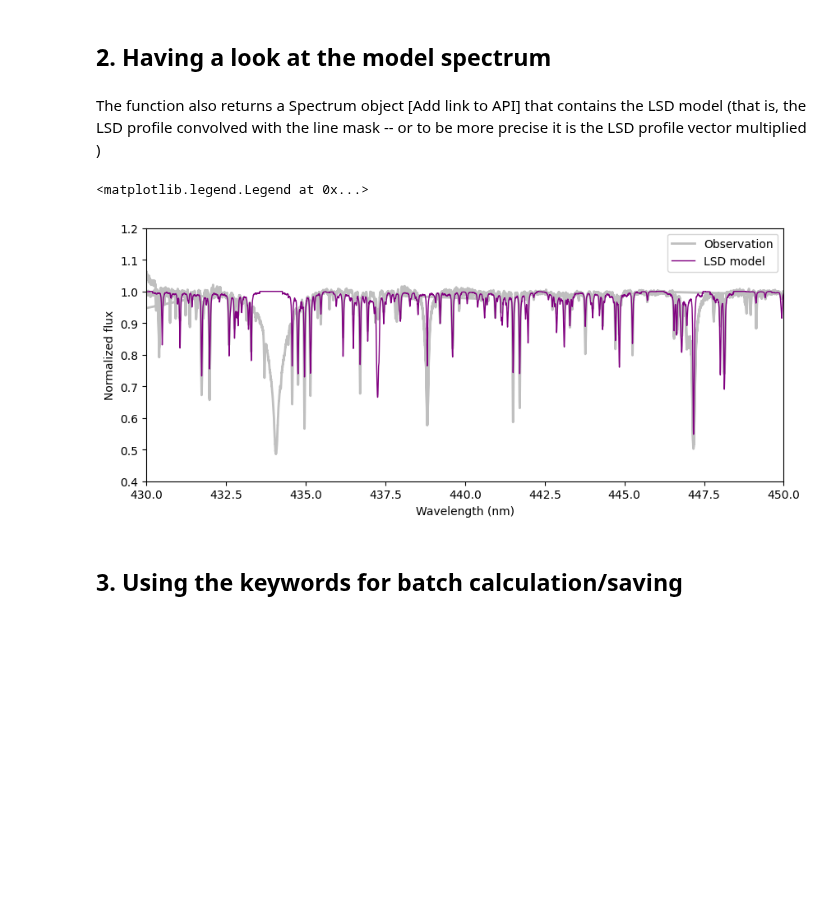
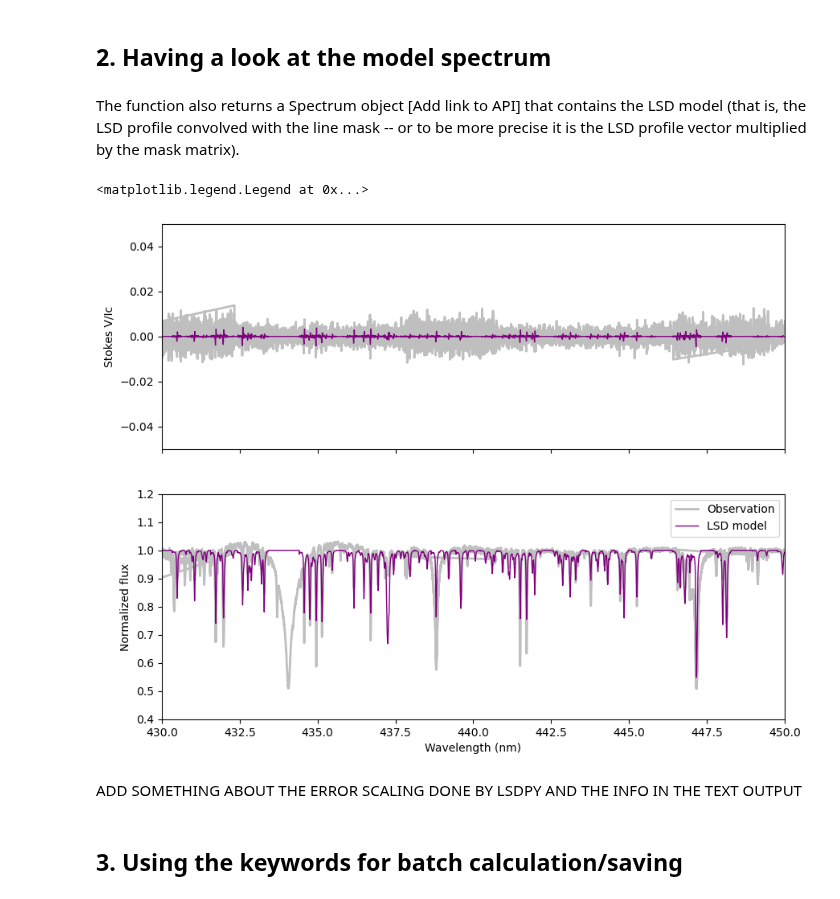
Before and after one commit to folsomcp/specpolFlow, a Jupyter notebook: docs-jb/Tutorials/11-HowToLSD_Tutorial.ipynb, the cells around one changed output. Cells and saved outputs as stored; diff of their text form; code cells hidden in the pictures; blank space fills up the shorter version.

```diff
--- a/docs-jb/Tutorials/11-HowToLSD_Tutorial.ipynb
+++ b/docs-jb/Tutorials/11-HowToLSD_Tutorial.ipynb
@@ -41,8 +41,8 @@ and also the following tutorials
 # %% [markdown]
 In the cell below, we set some variable with the path/name of the observation file and the mask file
 # %%
-mask_file = './HowToLSD_tutorialfiles/hd46328_test_1.s.norm'
-obs_file = './HowToLSD_tutorialfiles/hd46328_test_1.s'
+mask_file = 'HowToLSD_tutorialfiles/hd46328_test_depth0.02_clean.mask'
+obs_file  = 'HowToLSD_tutorialfiles/hd46328_test_1.s.norm'
 # %% [markdown]
 ## 1. Calculating a LSD profile "on-the-fly"
 # %% [markdown]
@@ -108,2 +132,6 @@ lsd.plot()
 The `normWave` value needs to be given in nanometers
 :::
+# %%
+lsd, mod = pol.run_lsdpy(obs=obs_file, mask=mask_file, velStart=-100, velEnd=100,
+                         normDepth=0.1, normLande=1.0, normWave=400,
+                         plotLSD=False)
@@ -118,22 +174,28 @@ The `normWave` value needs to be given in nanometers
 # %% [markdown]
 ## 2. Having a look at the model spectrum
 # %% [markdown]
-The function also returns a Spectrum object [Add link to API] that contains the LSD model (that is, the LSD profile convolved with the line mask -- or to be more precise it is the LSD profile vector multiplied )
+The function also returns a Spectrum object [Add link to API] that contains the LSD model (that is, the LSD profile convolved with the line mask -- or to be more precise it is the LSD profile vector multiplied by the mask matrix).
 # %%
 spec = pol.read_spectrum(obs_file)
 
-fig, ax = plt.subplots(1,1, figsize=(10,4))
-ax.plot(spec.wl, spec.specI, lw=2, c='0.75', label='Observation')
-ax.set_xlim(430,450)
-ax.set_ylim(0.4,1.2)
-ax.set_xlabel('Wavelength (nm)')
-ax.set_ylabel('Normalized flux')
+fig, ax = plt.subplots(2,1, figsize=(10,8), sharex=True)
+ax[1].plot(spec.wl, spec.specI, lw=2, c='0.75', label='Observation')
+ax[1].set_xlim(430,450)
+ax[1].set_ylim(0.4,1.2)
+ax[1].set_xlabel('Wavelength (nm)')
+ax[1].set_ylabel('Normalized flux')
+ax[1].plot(mod.wl, mod.specI, c='purple', lw=1, label='LSD model')
 
-ax.plot(mod.wl, mod.specI, c='purple', lw=1, label='LSD model')
+ax[0].plot(spec.wl, spec.specV, lw=2, c='0.75')
+ax[0].plot(mod.wl, mod.specV, c='purple', lw=1)
+ax[0].set_ylim(-0.05,0.05)
+ax[0].set_ylabel('Stokes V/Ic')
 
-ax.legend(loc=0)
+ax[1].legend(loc=0)
 # %% [output]
 <matplotlib.legend.Legend at 0x...>
-[figure, old version]
+[figure, new version]
+# %% [markdown]
+ADD SOMETHING ABOUT THE ERROR SCALING DONE BY LSDPY AND THE INFO IN THE TEXT OUTPUT
 # %% [markdown]
 ## 3. Using the keywords for batch calculation/saving
```
Also changed, not shown: parts of 11 cells of this notebook.
